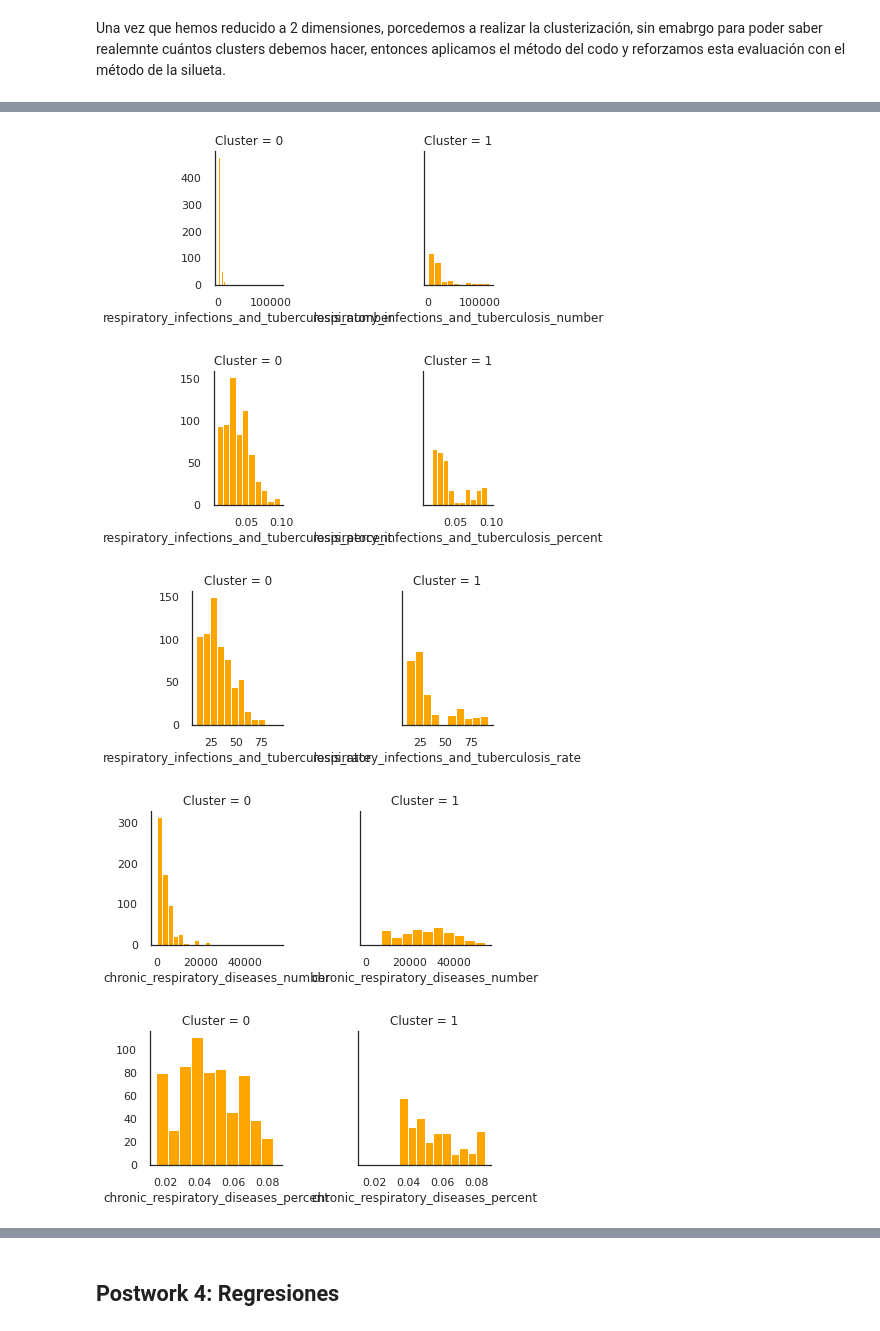
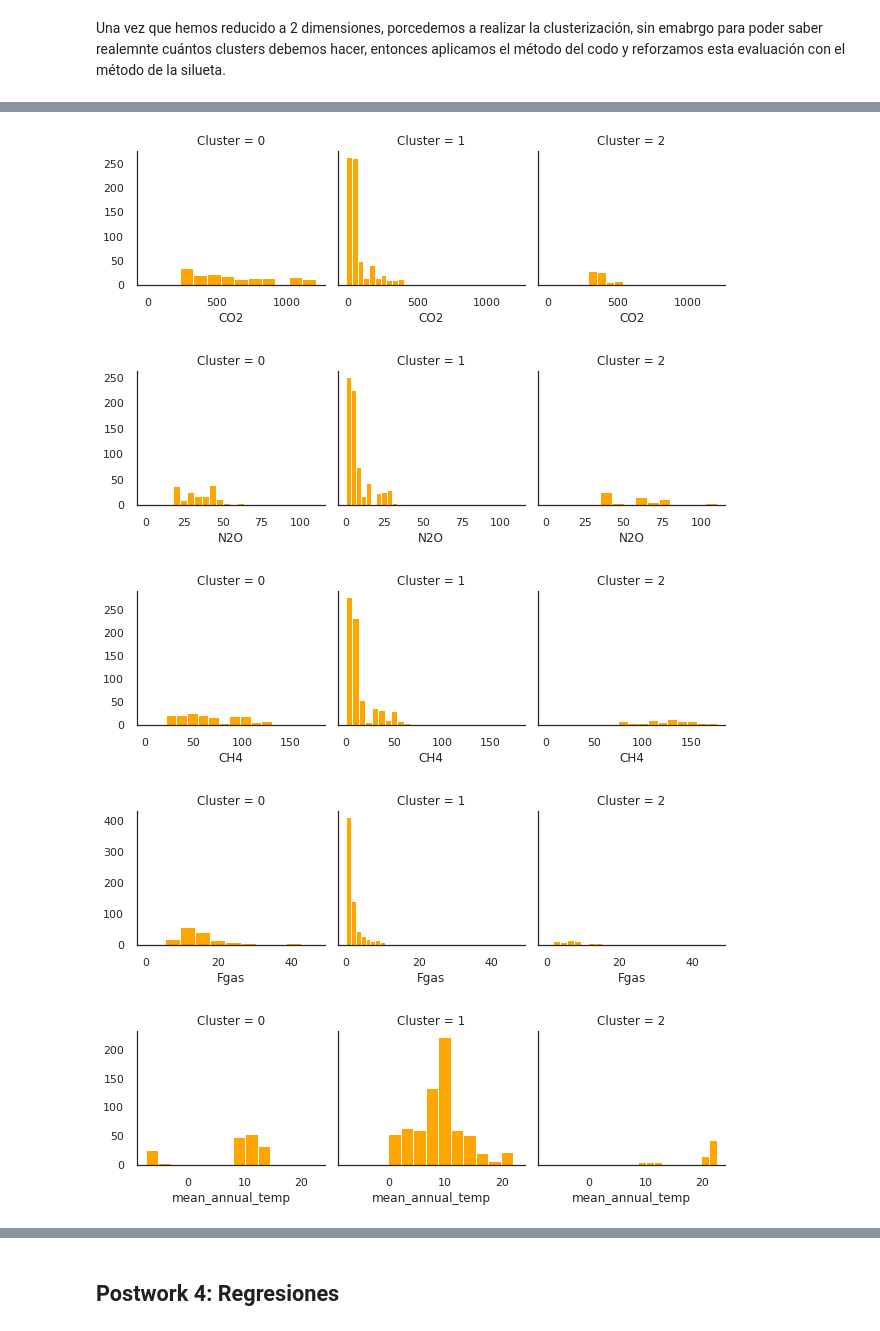
Before and after one commit to OmarGard/Bedu-E2-Modulo5, a Jupyter notebook: Postwork4 .ipynb, the cells around one changed output, grey strips where cells are left out. Cells and saved outputs as stored; diff of their text form; code cells hidden in the pictures.

Commit message:
Update clusterizacion

```diff
--- a/Postwork4 .ipynb
+++ b/Postwork4 .ipynb
@@ -98,6 +98,6 @@ dtypes: float64(11), int64(4), object(1)
 memory usage: 123.2+ KB
 # %%
 # Eliminamos variables que no utilizaremos
-data = df.drop(columns = ['country', 'year', 'total_respiratory_diseases','total_diseases_percent', 'all_greenhouse_gas'])
+data = df[['CO2','N2O', 'CH4','Fgas', 'mean_annual_temp']]
 data.head()
 # %% [output]
@@ -205,23 +205,23 @@ plt.show()
 # %%
 # Sabemos que son 2 clusters entonces
-kmeans = cluster.KMeans(n_clusters = 2, random_state=84, init="k-means++")
+kmeans = cluster.KMeans(n_clusters = 3, random_state=84, init="k-means++")
 kmeans_labels = kmeans.fit_predict(data_cluster)
 
 centroids = kmeans.cluster_centers_
 centroides_pca = pca_2.transform(centroids)
 
 data2 = data.copy()
 data2["Cluster"] = kmeans_labels
 
 aux = data2.columns.tolist()
 aux[0:len(aux)-1]
 
 for cluster in aux[0:len(aux)-1]:
   grid = sns.FacetGrid(data2, col = "Cluster")
   grid.map(plt.hist, cluster, color = "orange")
 # %% [output]
-[figure, old version]
+[figure, new version]
-[figure, old version]
+[figure, new version]
-[figure, old version]
+[figure, new version]
-[figure, old version]
+[figure, new version]
-[figure, old version]
+[figure, new version]
```
Also changed, not shown: parts of 9 cells of this notebook.
